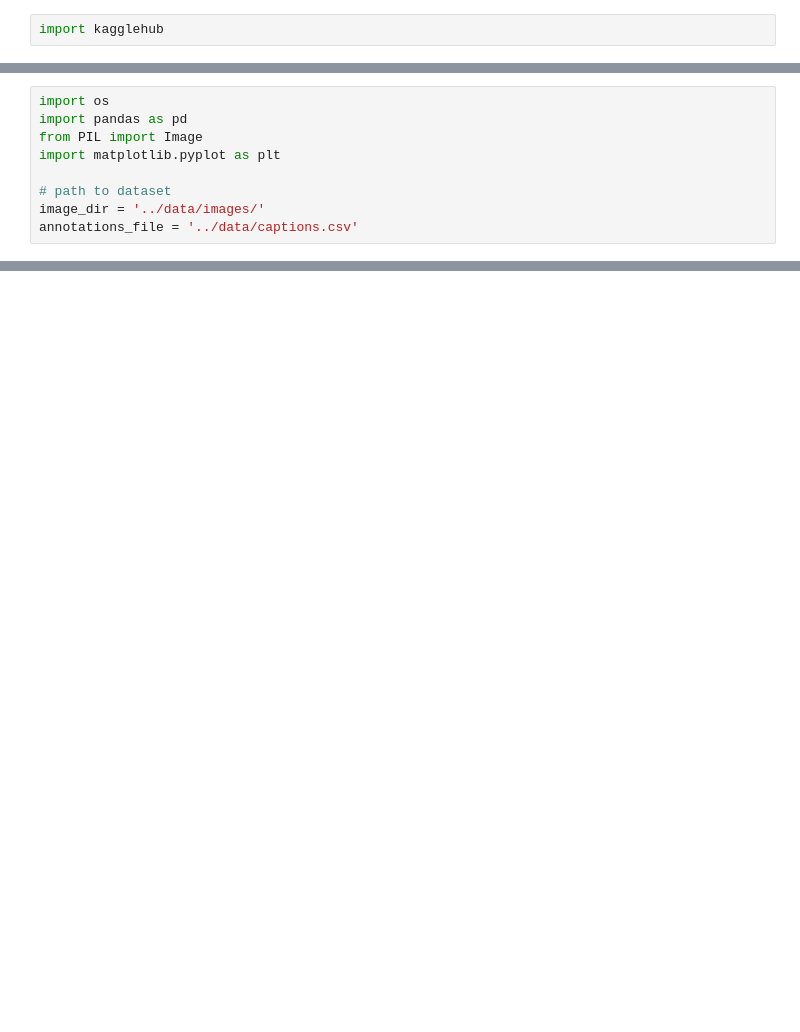
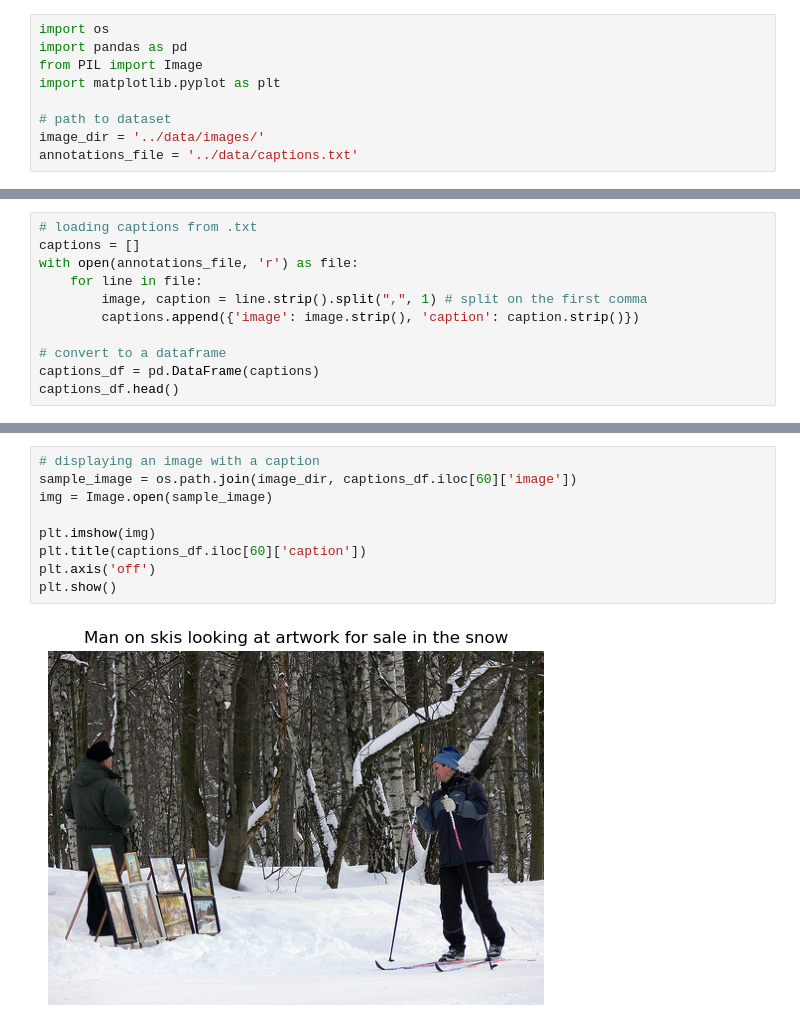
Before and after one commit to natane-a/image-captioning, a Jupyter notebook: notebooks/Untitled.ipynb, the cells around one changed output, grey strips where cells are left out. Cells and saved outputs as stored; diff of their text form; blank space fills up the shorter version.

Commit message:
Data exploration

```diff
--- a/notebooks/Untitled.ipynb
+++ b/notebooks/Untitled.ipynb
@@ -1,2 +1,9 @@
 # %%
-import kagglehub
+import os
+import pandas as pd
+from PIL import Image
+import matplotlib.pyplot as plt
+
+# path to dataset
+image_dir = '../data/images/'
+annotations_file = '../data/captions.txt'
@@ -17,9 +10,11 @@ Successfully installed kagglehub-0.3.6
 # %%
-import os
-import pandas as pd
-from PIL import Image
-import matplotlib.pyplot as plt
+# loading captions from .txt
+captions = []
+with open(annotations_file, 'r') as file:
+    for line in file:
+        image, caption = line.strip().split(",", 1) # split on the first comma
+        captions.append({'image': image.strip(), 'caption': caption.strip()})
 
-# path to dataset
-image_dir = '../data/images/'
-annotations_file = '../data/captions.csv'
+# convert to a dataframe
+captions_df = pd.DataFrame(captions)
+captions_df.head()
@@ -25,0 +28,11 @@ annotations_file = '../data/captions.csv'
+# %%
+# displaying an image with a caption
+sample_image = os.path.join(image_dir, captions_df.iloc[60]['image'])
+img = Image.open(sample_image)
+
+plt.imshow(img)
+plt.title(captions_df.iloc[60]['caption'])
+plt.axis('off')
+plt.show()
+# %% [output]
+[figure, added]
```
Also changed, not shown: parts of 2 cells of this notebook.
